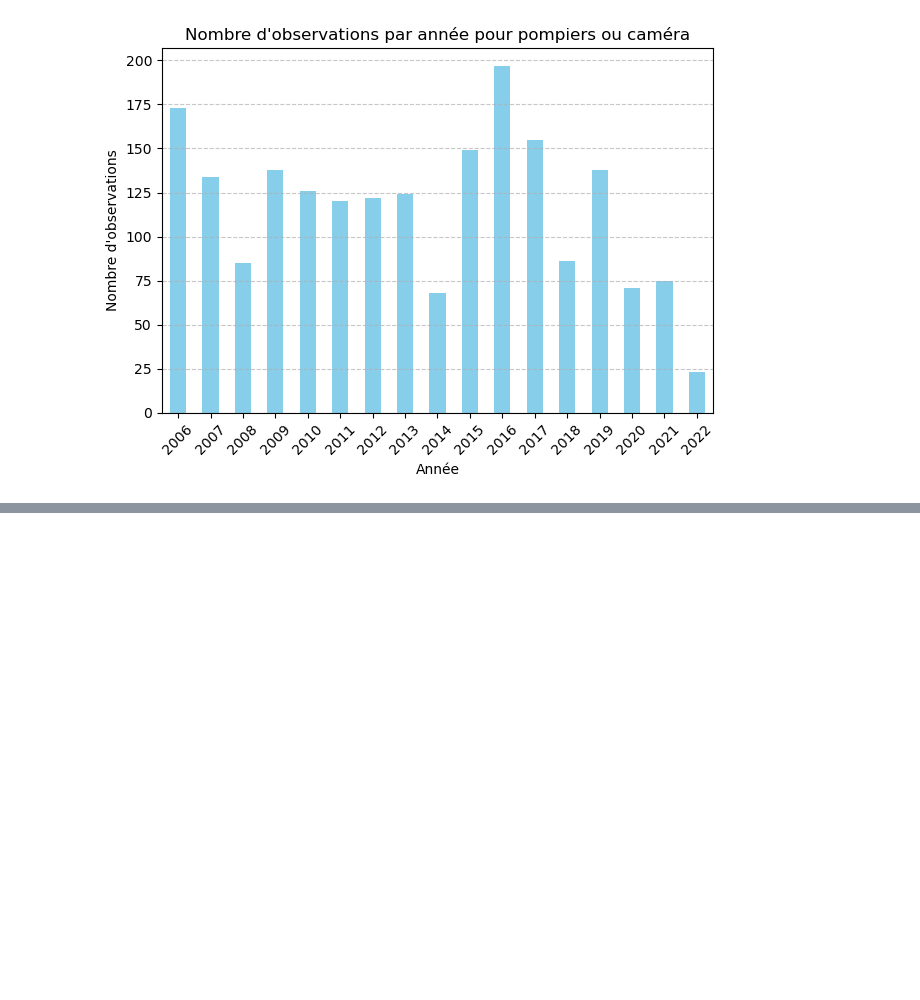
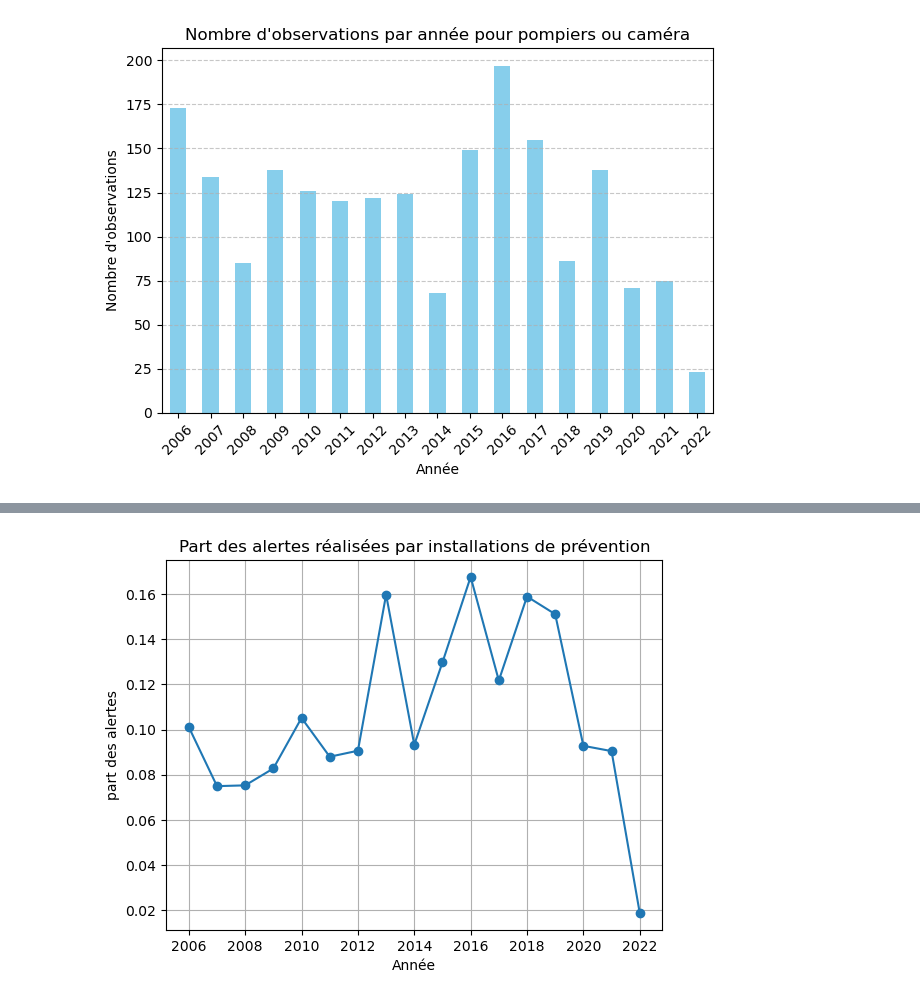
Before and after one commit to jjulietteschneider/Analyse-du-risque-des-feux-de-for-t, a Jupyter notebook: diagrammes.ipynb, the cells around one changed output, grey strips where cells are left out. Drawn from its saved outputs; the diff is of its cells as text; code cells hidden in the pictures; blank space fills up the shorter version.

```diff
--- a/diagrammes.ipynb
+++ b/diagrammes.ipynb
@@ -157,0 +204,9 @@ plt.show()
+# %%
+result = df_alerte2.groupby(['Année', 'cat']).size().unstack(fill_value=0)
+# %%
+result['total']=result.apply(lambda row: row[0]+row[1], axis=1)
+# %%
+result[1] = result[1] / result['total']
+result[0] = result[0] / result['total']
+# %%
+result['total']=result.apply(lambda row: row[0]+row[1], axis=1)
@@ -157,0 +235,14 @@ plt.show()
+# %%
+plt.plot(result.index.tolist(), result[1], marker='o', linestyle='-')
+
+# Ajouter des titres et des libellés aux axes
+plt.title('Part des alertes réalisées par installations de prévention')
+plt.xlabel('Année')
+plt.ylabel('part des alertes')
+
+
+# Afficher le graphe
+plt.grid(True)
+plt.show()
+# %% [output]
+[figure, added]
```
Also changed, not shown: parts of 10 cells of this notebook.
